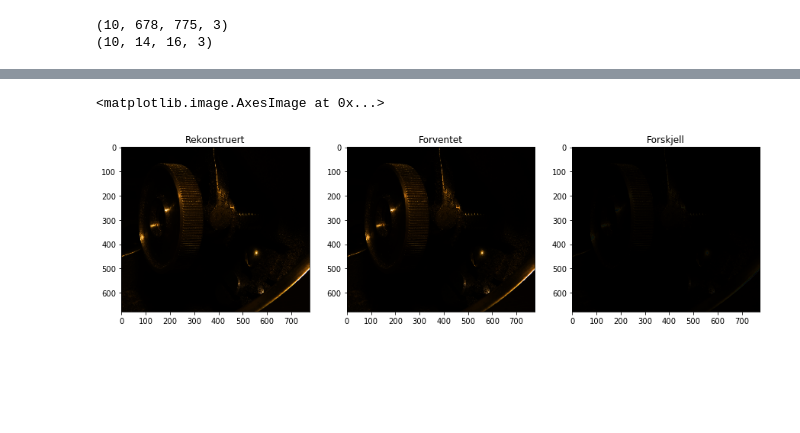
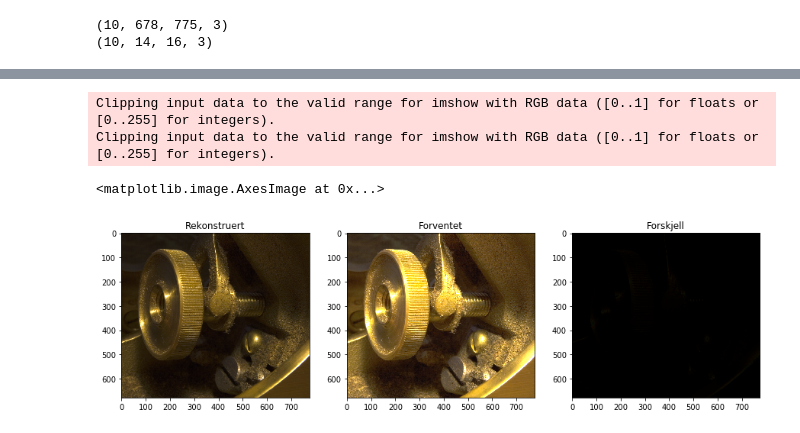
Before and after one commit to barskern/hdrie, a Jupyter notebook: notebooks/debevec_maliks_real.ipynb, the cells around one changed output, grey strips where cells are left out. Cells and saved outputs as stored; diff of their text form; code cells hidden in the pictures; blank space fills up the shorter version.

```diff
--- a/notebooks/debevec_maliks_real.ipynb
+++ b/notebooks/debevec_maliks_real.ipynb
@@ -28,13 +32,17 @@ print(low_exs.shape)
 # %%
 fig, axs = plt.subplots(1, 3, figsize=(15, 5))
 
-for color, ax in zip(['rød', 'grønn', 'blå'], axs):
-    ax.set_xlabel('eksponering (dT)')
-    ax.set_ylabel('piksel verdi')
+for color, ax in zip(['Rød', 'Grønn', 'Blå'], axs):
+    ax.set_xlabel('Eksponeringstid')
+    ax.set_ylabel('Piksel verdi')
     ax.set_title('%s-kanal' % color)
     ax.set_xscale('log', basex=2)
 
-for img in low_exs.reshape(10, -1, 3).transpose(1, 2, 0)[::(low_exs.shape[1] * low_exs.shape[2]) // 10]:
-    for i, eksps in enumerate(img):
-        axs[i].plot(dT, eksps, 'o--')
+eksp_piksler = low_exs.reshape(N, -1, 3).transpose(1, 2, 0)
+valgte = np.linspace(0, eksp_piksler.shape[0] - 1, 8, dtype=np.uint8)
+print(valgte)
+
+for bilde in eksp_piksler[valgte]:
+    for ax, eksp_piksler in zip(axs.flatten(), bilde):
+        ax.plot(dT, eksp_piksler, 'o--')
 # %% [output]
@@ -42,7 +51,7 @@ for img in low_exs.reshape(10, -1, 3).transpose(1, 2, 0)[::(low_exs.shape[1] * l
 # %%
-from hdrie.rekonstruksjon import debevec_maliks
+import hdrie.rekonstruksjon as rekons
 
-responskurver = [debevec_maliks(low_chan, dT, 40, 256) for low_chan in low_exs.transpose(3, 0, 1, 2)]
+responskurver = [rekons.responskurve(low_chan, dT, 1, 256) for low_chan in low_exs.transpose(3, 0, 1, 2)]
 kanaler = [('r', '-'), ('g', '--'), ('b', '-.')]
 # %%
 fig_irr = plt.figure(figsize=(15, 10))  # figure size in inches
@@ -67,13 +76,11 @@ ax_p.legend(['rød', 'grønn', 'blå'])
 # %%
-from hdrie.rekonstruksjon import rekonstruer_irradians
-
 ps = np.array([p for p, _ in responskurver])
 
 n_exs = exs.transpose(3, 0, 1, 2)
 
 lEs = []
 for kanal, p in zip(n_exs, ps):
-    lEs.append(rekonstruer_irradians(kanal, dT, p, 256))
+    lEs.append(rekons.irradians(kanal, dT, p, 256))
 
 lEs = np.array(lEs)
 lEs = lEs.transpose(1, 2, 0)
@@ -90,16 +95,18 @@ Rekonstruert:  2.767192484058784e-06 1.8586415063763961 671670.4808514913
 # %%
 fig, axs = plt.subplots(1, 3, figsize=(15, 10))
 
 def scale(m, r=(0, 1)):
     new_min, new_max = r
     return new_min + (((m - m.min()) * new_max) / (m.max() - m.min()))
 
 axs[0].set_title('Rekonstruert')
-axs[0].imshow(scale(kons))
+axs[0].imshow(kons ** .4)
 axs[1].set_title('Forventet')
-axs[1].imshow(scale(exr_img))
+axs[1].imshow(exr_img ** .4)
 axs[2].set_title('Forskjell')
 axs[2].imshow(np.abs(scale(exr_img) - scale(kons)))
 # %% [output]
-<matplotlib.image.AxesImage at 0x...>
+Clipping input data to the valid range for imshow with RGB data ([0..1] for floats or [0..255] for integers).
+Clipping input data to the valid range for imshow with RGB data ([0..1] for floats or [0..255] for integers).
+<matplotlib.image.AxesImage at 0x...>
-[figure, old version]
+[figure, new version]
```
Also changed, not shown: parts of 5 cells of this notebook, 3 other files.
